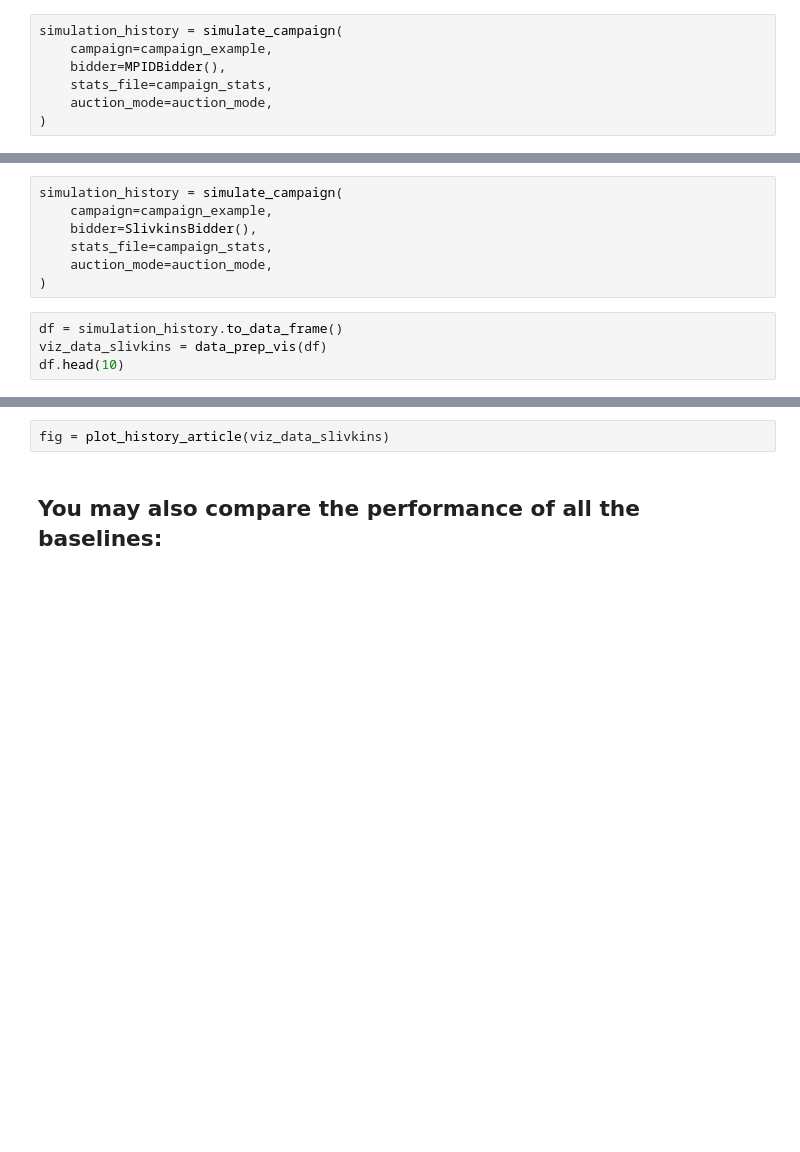
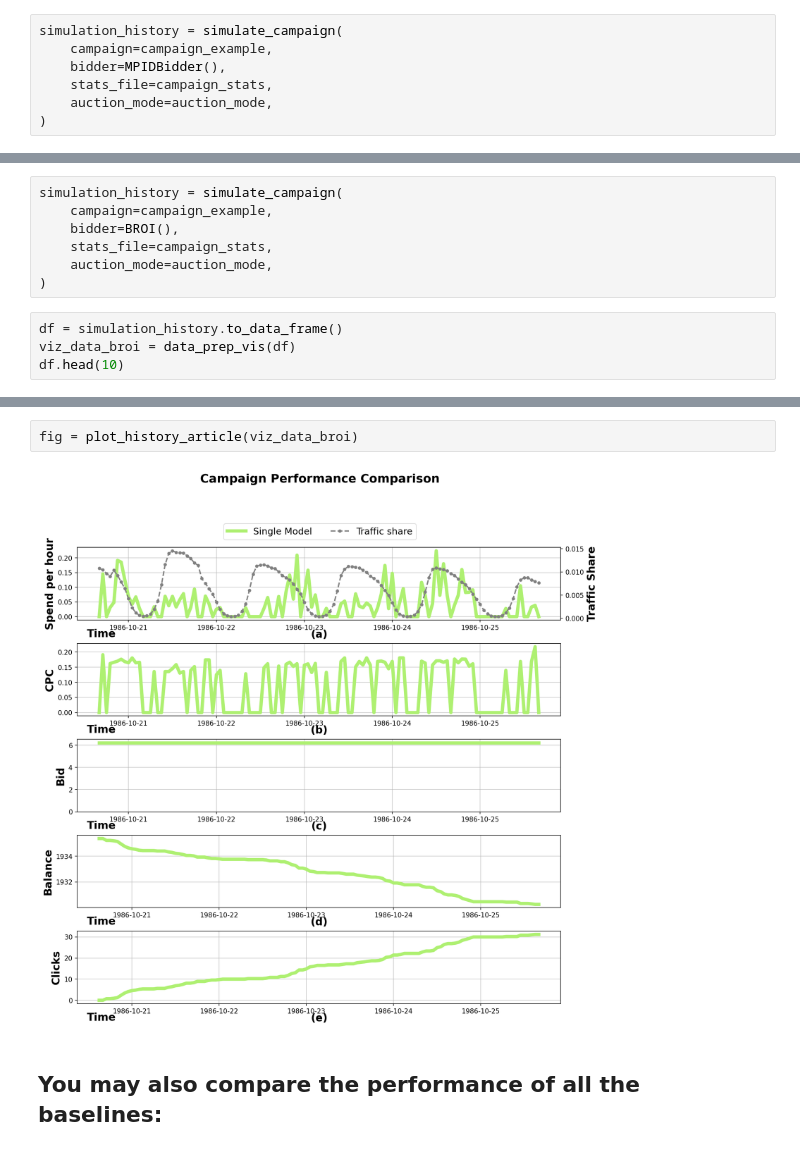
Before and after one commit to katyanaveka/BAT, a Jupyter notebook: example_notebooks/baseline_bidders.ipynb, the cells around one changed output, grey strips where cells are left out. Cells and saved outputs as stored; diff of their text form; blank space fills up the shorter version.

```diff
--- a/example_notebooks/baseline_bidders.ipynb
+++ b/example_notebooks/baseline_bidders.ipynb
@@ -275,12 +284,12 @@ print("Length hours ", (campaign_data['campaign_end'] - campaign_data['campaign_
 # %%
 simulation_history = simulate_campaign(
     campaign=campaign_example,
-    bidder=SlivkinsBidder(),
+    bidder=BROI(),
     stats_file=campaign_stats,
     auction_mode=auction_mode,
 )
 # %%
 df = simulation_history.to_data_frame()
-viz_data_slivkins = data_prep_vis(df)
+viz_data_broi = data_prep_vis(df)
 df.head(10)
 # %% [output]
@@ -288,5 +307,7 @@ AttributeError: 'DataFrame' object has no attribute 'spend'
 # %%
-fig = plot_history_article(viz_data_slivkins)
+fig = plot_history_article(viz_data_broi)
+# %% [output]
+[figure, added]
 # %% [markdown]
 ## You may also compare the performance of all the baselines:
 # %%
```
Also changed, not shown: parts of 66 cells of this notebook, 4 other files.
